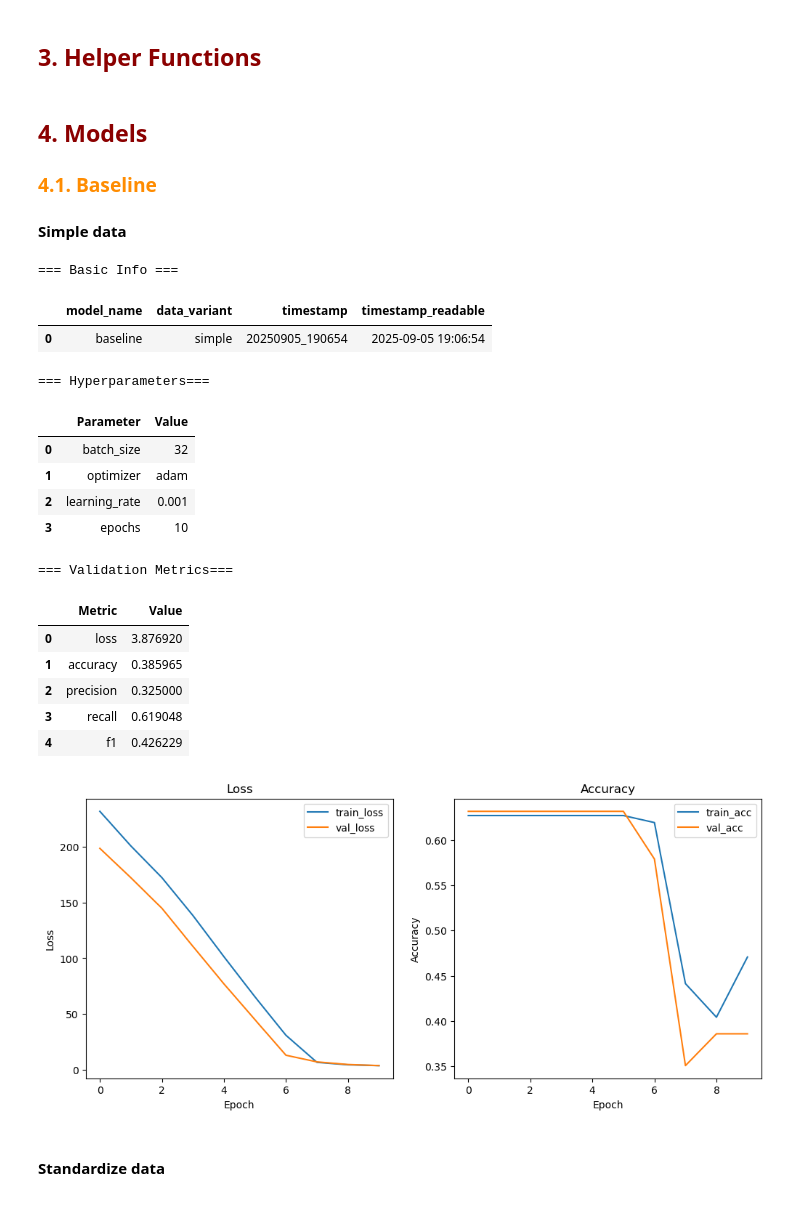
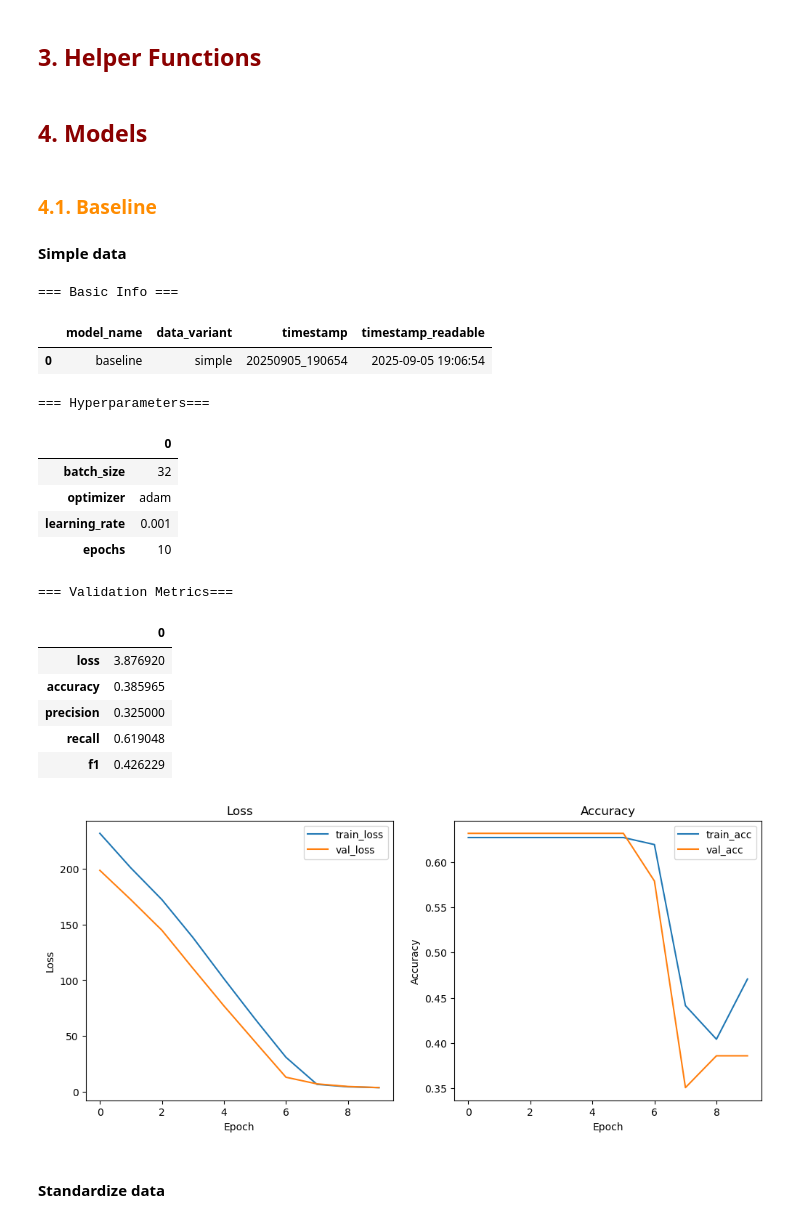
Before and after one commit to MNGARCIA085/ML-Prod-Example, a Jupyter notebook: notebooks/Training Visualization.ipynb, the cells around one changed output. Saved outputs shown, nothing was run; the diff lists cells and outputs as text; code cells hidden in the pictures.

```diff
--- a/notebooks/Training Visualization.ipynb
+++ b/notebooks/Training Visualization.ipynb
@@ -75,19 +76,21 @@ def get_data(data):
     df_hyper = pd.DataFrame([hyperparams])
     df_val = pd.DataFrame([val_metrics]) if val_metrics else pd.DataFrame()
 
+    #
+    return df_basic, df_hyper, df_val
 
+
+# display data
+def display_data(df_basic, df_hyper, df_val):
     # Display nicely in notebook
     print("=== Basic Info ===")
     display(df_basic)
 
     print("=== Hyperparameters===")
-    df_hyper_vertical = pd.DataFrame(list(hyperparams.items()), columns=['Parameter', 'Value'])
-    display(df_hyper_vertical)
-
+    display(df_hyper.T)
 
     print("=== Validation Metrics===")
-    df_val_vertical = pd.DataFrame(list(val_metrics.items()), columns=['Metric', 'Value'])
-    display(df_val_vertical)
+    display(df_val.T)
 # %%
 # plots
 def plot_history(history):
@@ -116,35 +184,46 @@ def plot_history(history):
 # %% [markdown]
 <a name="models"></a>
 ## <font color="darkred"> 4. Models </font>
-
-### <font color="darkorange"> 4.1. Baseline </font>
-
-#### Simple data
+# %%
+# all_results: start empty
+all_results = pd.DataFrame()
+# %% [markdown]
+### <font color="darkorange"> 4.1. Baseline </font>
+
+#### Simple data
 # %%
 index_path = Path("../logs/training/baseline/simple/runs_index.json")
-baseline_models = load_data(index_path)
 
-for b in baseline_models:
-    get_data(b)
-    history = b['history']
+models = load_data(index_path)
+
+for m in models:
+    # get data
+    basic, hyperparams, val_metrics = get_data(m)
+    display_data(basic, hyperparams, val_metrics)
+    # combine into one row
+    df_result = pd.concat([basic, val_metrics], axis=1)
+    # add to results
+    all_results = pd.concat([all_results, df_result], ignore_index=True)
+    # plot
+    history = m['history']
     plot_history(history)
 # %% [output]
 === Basic Info ===
 |  | model_name | data_variant | timestamp | timestamp_readable |
 | 0 | baseline | simple | 20250905_190654 | 2025-09-05 19:06:54 |
 === Hyperparameters===
-|  | Parameter | Value |
-| 0 | batch_size | 32 |
-| 1 | optimizer | adam |
-| 2 | learning_rate | 0.001 |
-| 3 | epochs | 10 |
+|  | 0 |
+| batch_size | 32 |
+| optimizer | adam |
+| learning_rate | 0.001 |
+| epochs | 10 |
 === Validation Metrics===
-|  | Metric | Value |
-| 0 | loss | 3.876920 |
-| 1 | accuracy | 0.385965 |
-| 2 | precision | 0.325000 |
-| 3 | recall | 0.619048 |
-| 4 | f1 | 0.426229 |
+|  | 0 |
+| loss | 3.876920 |
+| accuracy | 0.385965 |
+| precision | 0.325000 |
+| recall | 0.619048 |
+| f1 | 0.426229 |
 [figure]
 # %% [markdown]
 #### Standardize data
```
Also changed, not shown: parts of 15 cells of this notebook.
